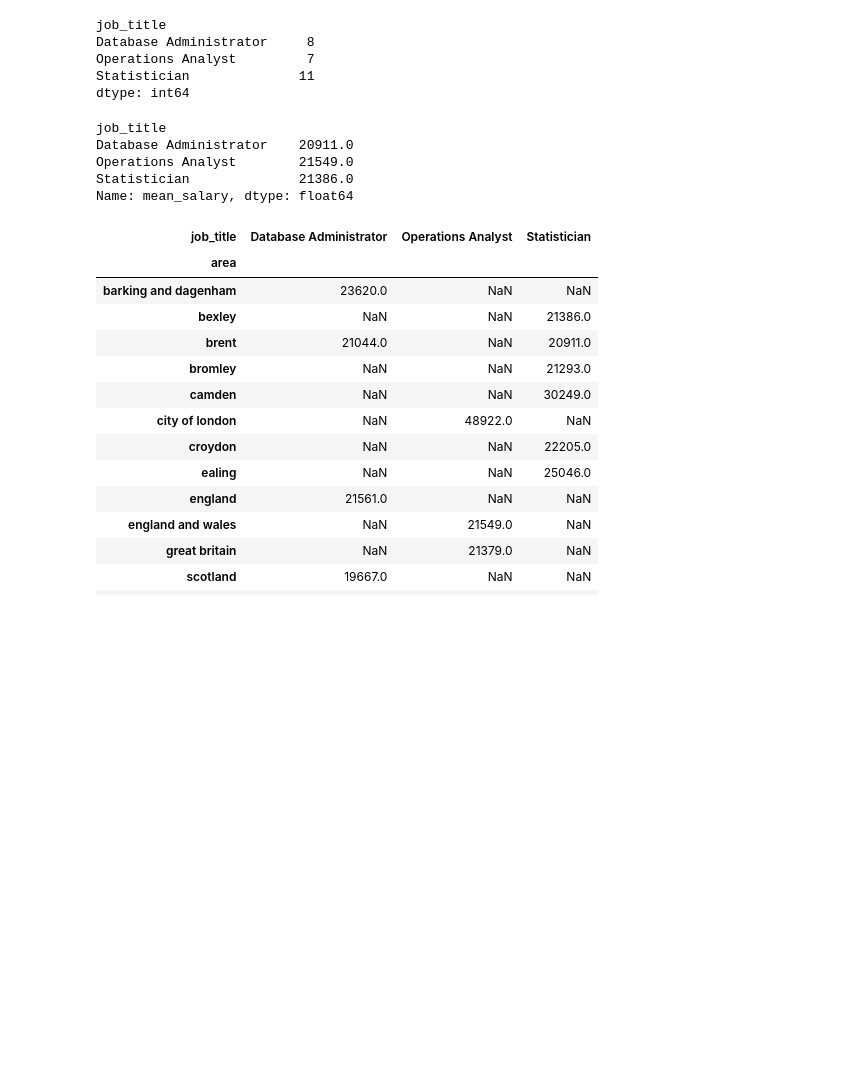
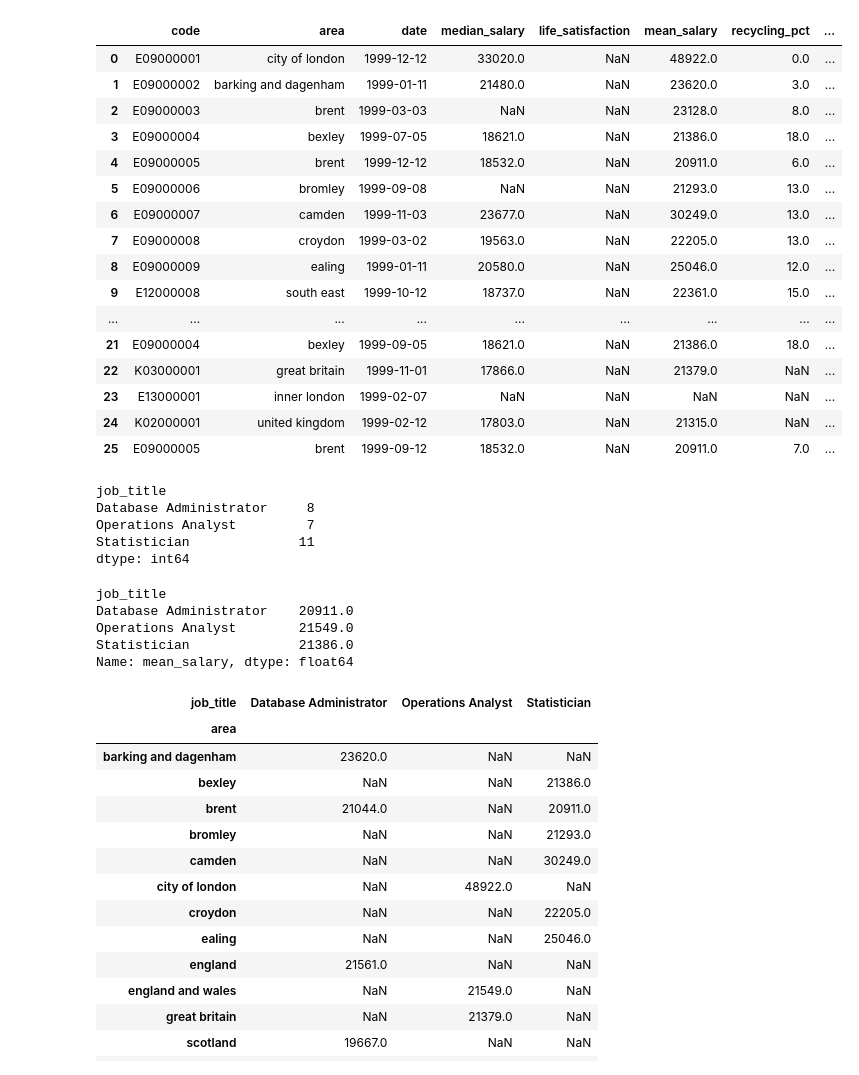
Before and after one commit to Arsen-Pankiv/Python_Data_Analytics, a Jupyter notebook: pivot_table.ipynb, the cells around one changed output. Drawn from its saved outputs; the diff is of its cells as text; code cells hidden in the pictures; blank space fills up the shorter version.

```diff
--- a/pivot_table.ipynb
+++ b/pivot_table.ipynb
@@ -1,9 +1,28 @@
 # %%
 import pandas as pd
 import matplotlib.pyplot as plt
 
 rf = pd.read_csv("/Users/arsenpankiv/Desktop/Python_practice/small_dataset.csv")
 rf["date"] = pd.to_datetime(rf["date"])
+rf
+# %% [output]
+|  | code | area | date | median_salary | life_satisfaction | mean_salary | recycling_pct | ... |
+| 0 | E09000001 | city of london | 1999-12-12 | 33020.0 | NaN | 48922.0 | 0.0 | ... |
+| 1 | E09000002 | barking and dagenham | 1999-01-11 | 21480.0 | NaN | 23620.0 | 3.0 | ... |
+| 2 | E09000003 | brent | 1999-03-03 | NaN | NaN | 23128.0 | 8.0 | ... |
+| 3 | E09000004 | bexley | 1999-07-05 | 18621.0 | NaN | 21386.0 | 18.0 | ... |
+| 4 | E09000005 | brent | 1999-12-12 | 18532.0 | NaN | 20911.0 | 6.0 | ... |
+| 5 | E09000006 | bromley | 1999-09-08 | NaN | NaN | 21293.0 | 13.0 | ... |
+| 6 | E09000007 | camden | 1999-11-03 | 23677.0 | NaN | 30249.0 | 13.0 | ... |
+| 7 | E09000008 | croydon | 1999-03-02 | 19563.0 | NaN | 22205.0 | 13.0 | ... |
+| 8 | E09000009 | ealing | 1999-01-11 | 20580.0 | NaN | 25046.0 | 12.0 | ... |
+| 9 | E12000008 | south east | 1999-10-12 | 18737.0 | NaN | 22361.0 | 15.0 | ... |
+| ... | ... | ... | ... | ... | ... | ... | ... | ... |
+| 21 | E09000004 | bexley | 1999-09-05 | 18621.0 | NaN | 21386.0 | 18.0 | ... |
+| 22 | K03000001 | great britain | 1999-11-01 | 17866.0 | NaN | 21379.0 | NaN | ... |
+| 23 | E13000001 | inner london | 1999-02-07 | NaN | NaN | NaN | NaN | ... |
+| 24 | K02000001 | united kingdom | 1999-02-12 | 17803.0 | NaN | 21315.0 | NaN | ... |
+| 25 | E09000005 | brent | 1999-09-12 | 18532.0 | NaN | 20911.0 | 7.0 | ... |
 # %%
 """let's do a count of job titles """
 rf.groupby("job_title").size()
```
Also changed, not shown: parts of 1 cell of this notebook, 15 other files.
